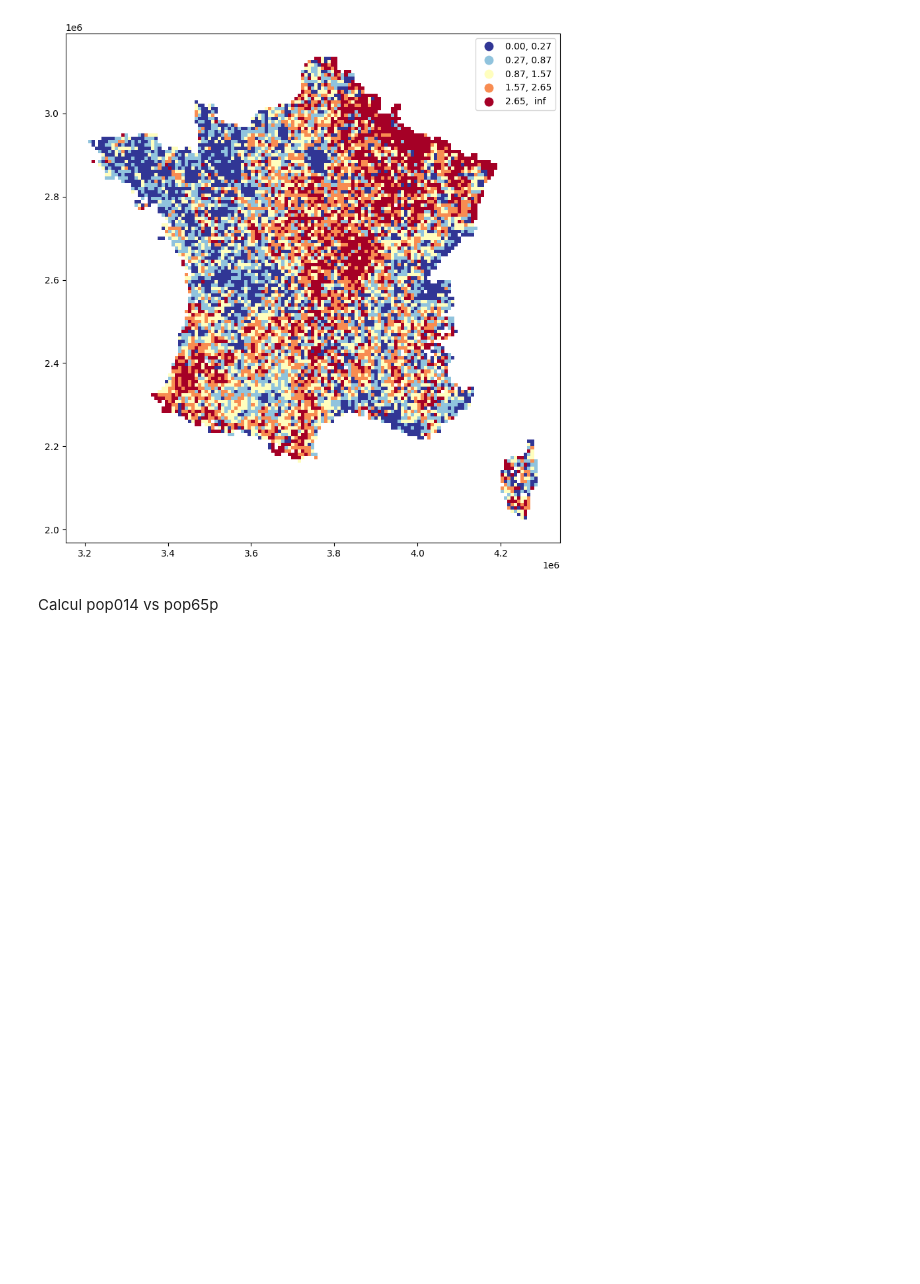
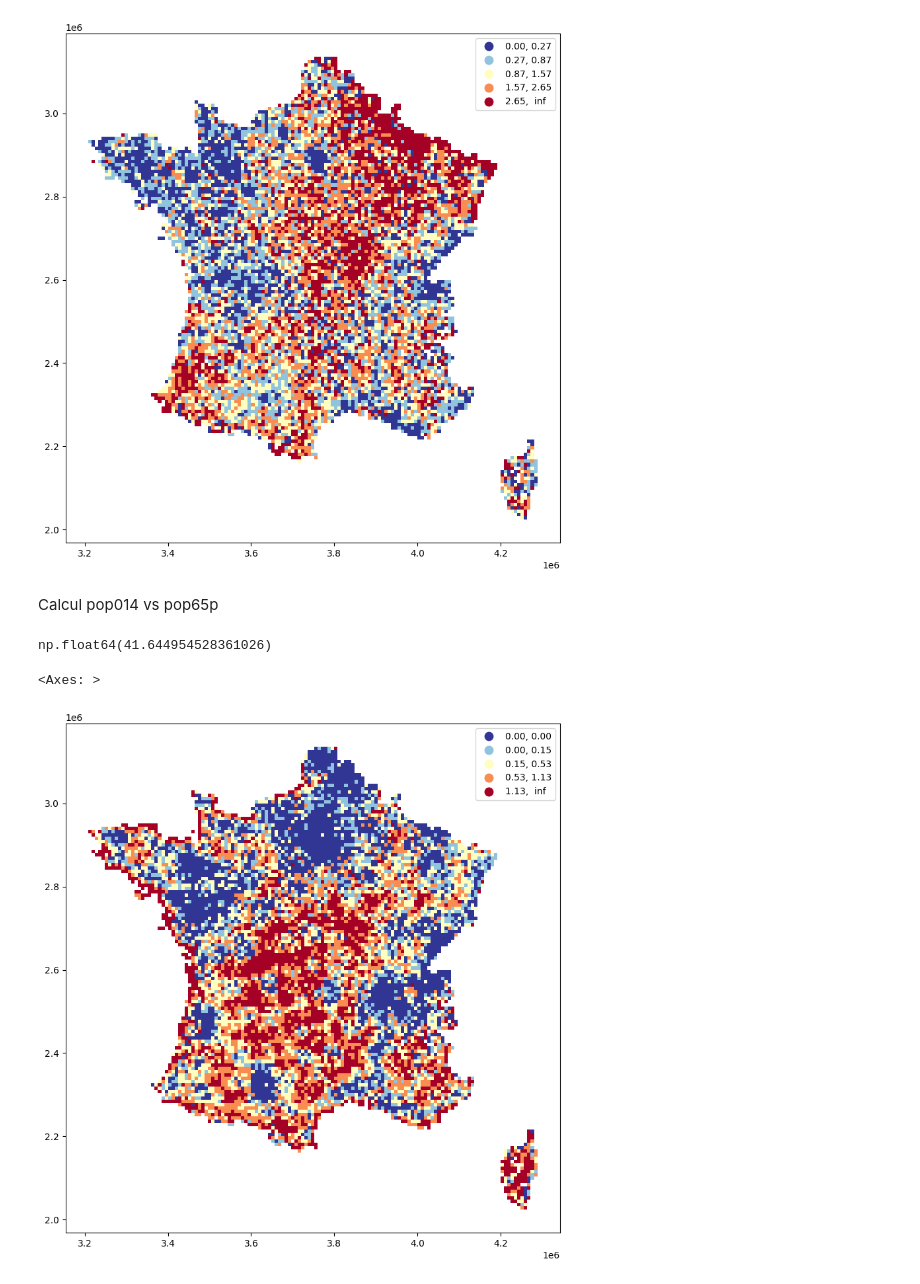
Before and after one commit to fsemecurbe/AOTMS, a Jupyter notebook: AOPTMSG.ipynb, the cells around one changed output. Drawn from its saved outputs; the diff is of its cells as text; code cells hidden in the pictures; blank space fills up the shorter version.

```diff
--- a/AOPTMSG.ipynb
+++ b/AOPTMSG.ipynb
@@ -113,4 +113,18 @@ df_agg.plot('pophorsue_ratio', cmap='RdYlBu_r', scheme='quantiles', legend=True,
 # %% [markdown]
 Calcul pop014 vs pop65p
 # %%
-T = ot.emd(df_agg.pop   .to_numpy() , df_agg.pophorsue.to_numpy() , C**.5, numItermax=5000000)
+T = ot.emd(df_agg.pop0014.to_numpy() , df_agg.pop65p.to_numpy() , C**.5, numItermax=5000000)
+# %%
+df_agg['pop0014_dist'] = np.sum(T * C**.5, axis=0) / df_agg.pop0014 / 1000
+df_agg['pop0014_ratio'] = np.sum((C>0) * T,0) / df_agg.pop0014
+df_agg['pop65p_dist'] =   np.sum(T * C**.5, axis=1) / df_agg.pop65p / 1000
+df_agg['pop65p_ratio'] = np.sum((C>0) * T,1) / df_agg.pop65p
+#aa_nonpoor['dist_pure'] =   np.sum(T * C**.5, axis=1)
+np.sum(T * C**.5) / 1000
+# %% [output]
+np.float64(41.644954528361026)
+# %%
+df_agg.plot('pop0014_ratio', cmap='RdYlBu_r', scheme='quantiles', legend=True, figsize=(10,10) )
+# %% [output]
+<Axes: >
+[figure, added]
```
Also changed, not shown: parts of 1 cell of this notebook.
